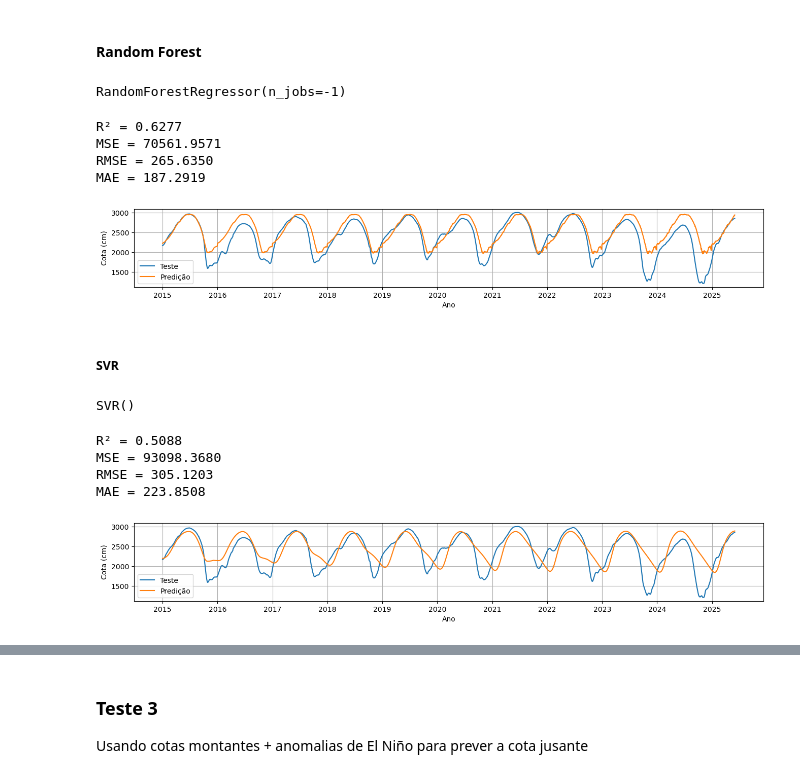
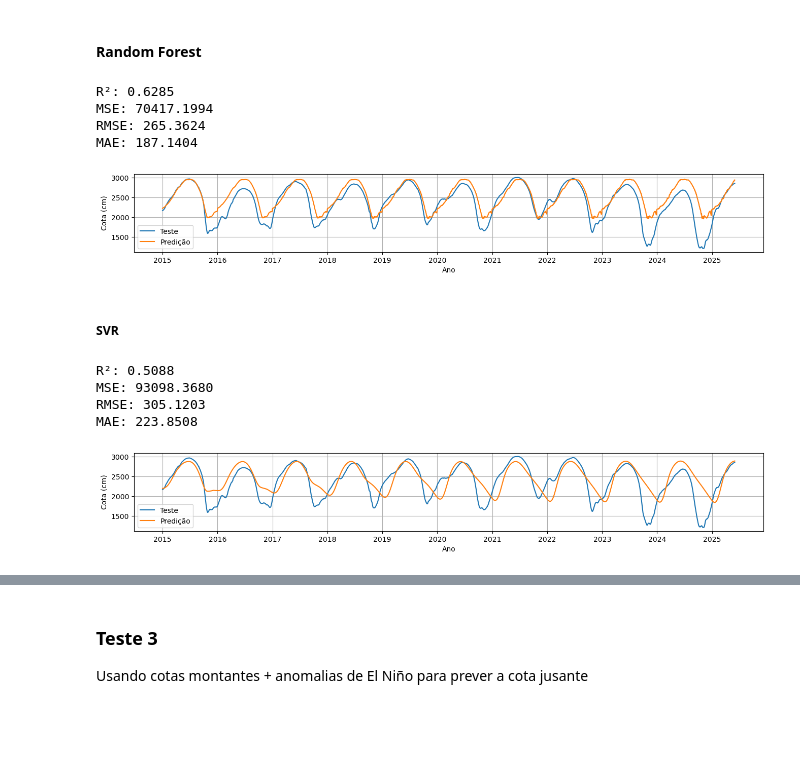
Before and after one commit to DioGS17/ML-HidroPrev, a Jupyter notebook: teste_estacao_14990000.ipynb, the cells around one changed output, grey strips where cells are left out. Drawn from its saved outputs; the diff is of its cells as text; code cells hidden in the pictures; blank space fills up the shorter version.

```diff
--- a/teste_estacao_14990000.ipynb
+++ b/teste_estacao_14990000.ipynb
@@ -124,7 +127,16 @@ MAE = 186.6095
 #### Random Forest
 # %%
 rf = RandomForestRegressor(n_jobs=-1)
+rf.fit(x_shifts.iloc[window_length:], treino['14990000'][window_length:])
+rf_test_predictions = pred_cota_teste1(treino, rf)
+
+rf_y_pred = pd.DataFrame(rf_test_predictions)
+rf_y_pred.index = teste['14990000'].index
+
+results(teste['14990000'], rf_y_pred)
+# %% [output]
+R²: 0.6285
+MSE: 70417.1994
+RMSE: 265.3624
+MAE: 187.1404
+[figure, added]
-# %%
-rf.fit(x_shifts.iloc[window_length:], treino['14990000'][window_length:])
-# %% [output]
-RandomForestRegressor(n_jobs=-1)
@@ -143,33 +143,18 @@ for i in range(len(teste)):
-# %%
-y_pred = pd.DataFrame(test_predictions)
-y_pred.index = teste['14990000'].index
-
-print(f"R² = {r2_score(teste['14990000'], y_pred):.4f}")
-print(f"MSE = {mean_squared_error(teste['14990000'], y_pred):.4f}")
-print(f"RMSE = {root_mean_squared_error(teste['14990000'], y_pred):.4f}")
-print(f"MAE = {mean_absolute_error(teste['14990000'], y_pred):.4f}")
-
-plt.figure(figsize=(16, 2))
-plt.plot(teste['14990000'], label='Teste')
-plt.plot(y_pred, label='Predição')
-plt.gca().xaxis.set_major_locator(mdates.YearLocator())
-plt.gca().xaxis.set_major_formatter(mdates.DateFormatter('%Y'))
-plt.grid(True)
-plt.xlabel('Ano')
-plt.ylabel('Cota (cm)')
-plt.legend()
-plt.show()
-# %% [output]
-R² = 0.6277
-MSE = 70561.9571
-RMSE = 265.6350
-MAE = 187.2919
-[figure, removed]
 # %% [markdown]
 ##### SVR
 # %%
 svr = SVR()
 
 svr.fit(x_shifts.iloc[window_length:], treino['14990000'][window_length:])
+svr_test_predictions = pred_cota_teste1(treino, svr)
+
+svr_y_pred = pd.DataFrame(svr_test_predictions)
+svr_y_pred.index = teste['14990000'].index
+
+results(teste['14990000'], svr_y_pred)
 # %% [output]
-SVR()
+R²: 0.5088
+MSE: 93098.3680
+RMSE: 305.1203
+MAE: 223.8508
+[figure, added]
@@ -188,28 +161,3 @@ for i in range(len(teste)):
-# %%
-y_pred = pd.DataFrame(test_predictions)
-y_pred.index = teste['14990000'].index
-
-print(f"R² = {r2_score(teste['14990000'], y_pred):.4f}")
-print(f"MSE = {mean_squared_error(teste['14990000'], y_pred):.4f}")
-print(f"RMSE = {root_mean_squared_error(teste['14990000'], y_pred):.4f}")
-print(f"MAE = {mean_absolute_error(teste['14990000'], y_pred):.4f}")
-
-plt.figure(figsize=(16, 2))
-plt.plot(teste['14990000'], label='Teste')
-plt.plot(y_pred, label='Predição')
-plt.gca().xaxis.set_major_locator(mdates.YearLocator())
-plt.gca().xaxis.set_major_formatter(mdates.DateFormatter('%Y'))
-plt.grid(True)
-plt.xlabel('Ano')
-plt.ylabel('Cota (cm)')
-plt.legend()
-plt.show()
-# %% [output]
-R² = 0.5088
-MSE = 93098.3680
-RMSE = 305.1203
-MAE = 223.8508
-[figure, removed]
 # %% [markdown]
 ### Teste 2
 
```
Also changed, not shown: parts of 38 cells of this notebook, 13 other files.
